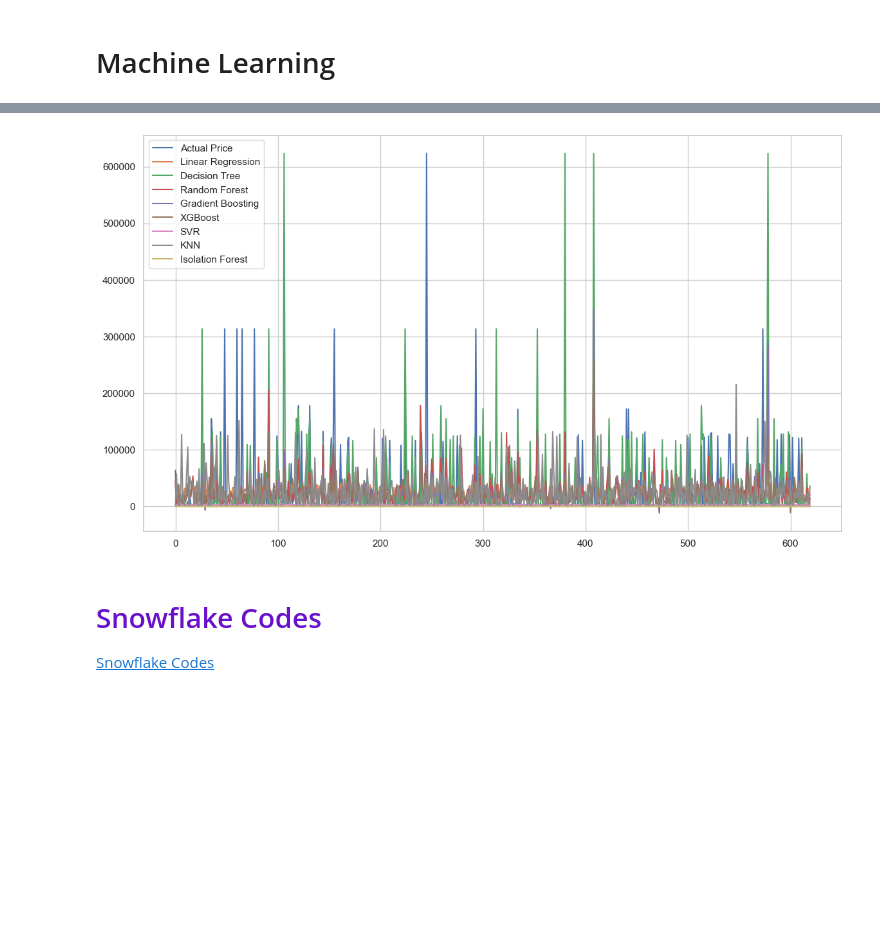
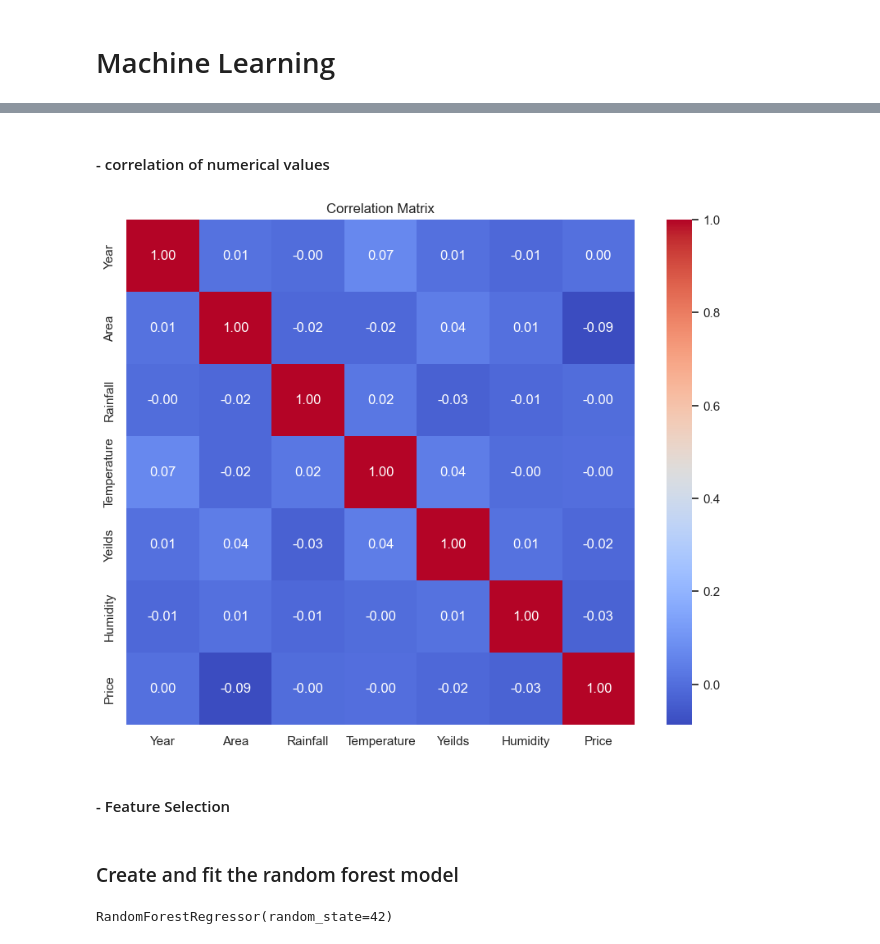
Before and after one commit to dinithaw/big-data-analytics, a Jupyter notebook: cw.ipynb, the cells around one changed output, grey strips where cells are left out. Saved outputs shown, nothing was run; the diff lists cells and outputs as text; code cells hidden in the pictures; blank space fills up the shorter version.

```diff
--- a/cw.ipynb
+++ b/cw.ipynb
@@ -870,16 +868,0 @@ plt.show()
-# %%
-le = LabelEncoder() # Initialize LabelEncoder
-for col in df_c.select_dtypes(include=object).columns:
-    df_c[col] = le.fit_transform(df_c[col])
-
-threshold = 0.01
-
-correlation_matrix = df_c.corr()
-high_corr_features = correlation_matrix.index[abs(correlation_matrix["Yeilds"]) > threshold].tolist()
-high_corr_features.remove("Yeilds")
-print(high_corr_features)
-
-X_selected = df_c[high_corr_features]
-Y = df_c["Yeilds"]
-
-X_train , X_test , y_train , y_test = train_test_split(X_selected , Y , test_size=0.2 , random_state=42)
@@ -968,19 +869,13 @@ R-squared: -0.16992403994041028
-# %%
-# visualy compare models
-plt.figure(figsize=(14, 8))
-plt.plot(y_test.values, label='Actual Price')
-plt.plot(y_pred1, label='Linear Regression')
-plt.plot(y_pred2, label='Decision Tree')
-plt.plot(y_pred3, label='Random Forest')
-plt.plot(y_pred4, label='Gradient Boosting')
-plt.plot(y_pred5, label='XGBoost')
-plt.plot(y_pred6, label='SVR')
-plt.plot(y_pred7, label='KNN')
-plt.plot(y_pred8, label='Isolation Forest')
-plt.legend()
-plt.show()
-# %% [output]
-[figure, removed]
-# %% [markdown]
-<h1 style="color: #6a11cb;">Snowflake Codes</h1>
-<a href="snowflake.html">Snowflake Codes</a>
+# %% [markdown]
+#### - correlation of numerical values
+# %%
+# Plot a correlation matrix
+plt.figure(figsize=(10, 8))
+numeric_df = df_c.select_dtypes(include=[np.number])  # Select only numeric columns
+sns.heatmap(numeric_df.corr(), annot=True, fmt=".2f", cmap='coolwarm')
+plt.title('Correlation Matrix')
+plt.show()
+# %% [output]
+[figure, added]
+# %% [markdown]
+#### - Feature Selection
@@ -986,0 +891,7 @@ plt.show()
+# %% [markdown]
+### Create and fit the random forest model
+# %%
+rf_model = RandomForestRegressor(n_estimators=100, random_state=42)
+rf_model.fit(X, y)
+# %% [output]
+RandomForestRegressor(random_state=42)
```
Also changed, not shown: parts of 54 cells of this notebook, 2 other files.
